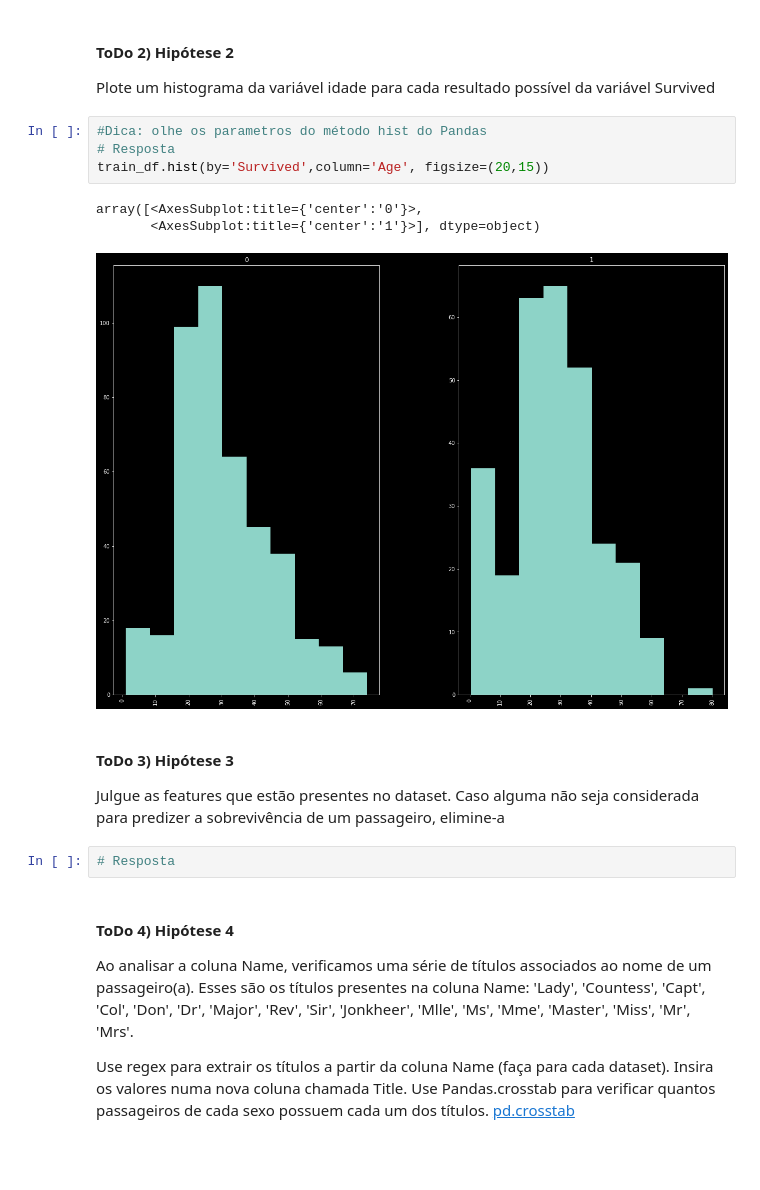
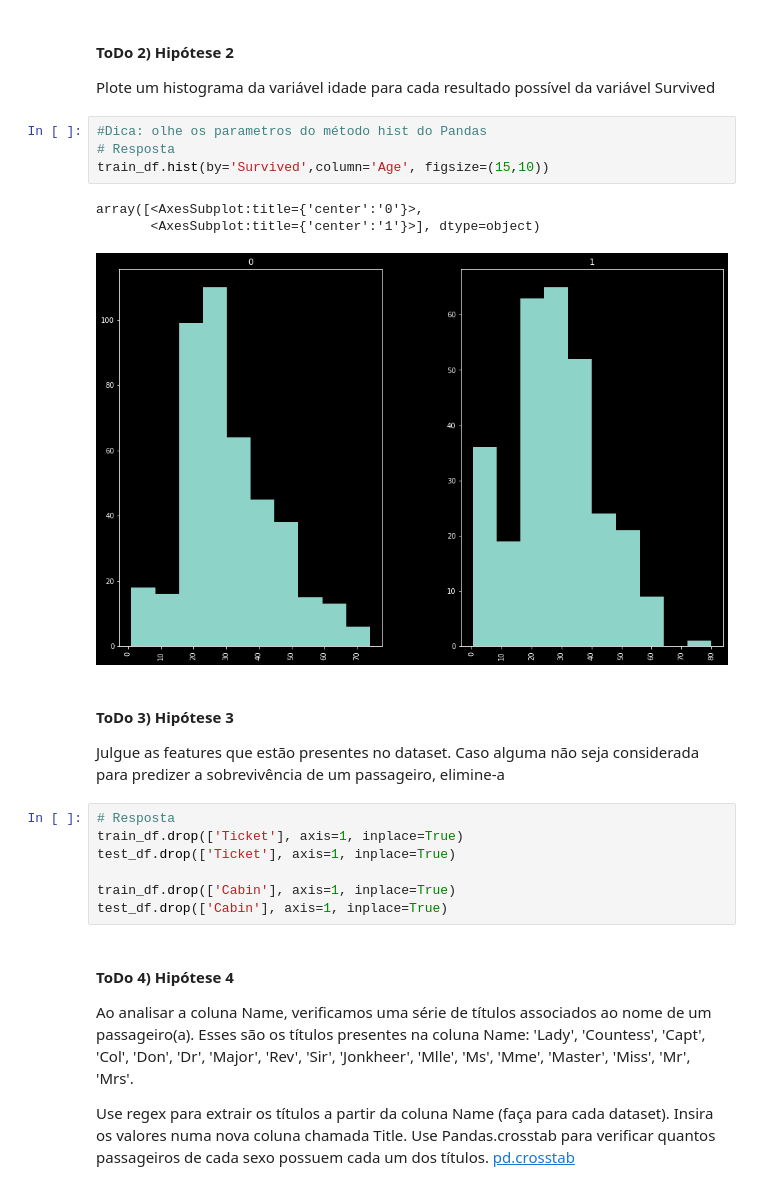
Before and after one commit to vinimarcili/IA-PY-INTRO, a Jupyter notebook: Aula_9.ipynb, the cells around one changed output. Drawn from its saved outputs; the diff is of its cells as text; blank space fills up the shorter version.

```diff
--- a/Aula_9.ipynb
+++ b/Aula_9.ipynb
@@ -143,17 +143,22 @@ Plote um histograma da variável idade para cada resultado possível da variáve
 # %%
 #Dica: olhe os parametros do método hist do Pandas
 # Resposta
-train_df.hist(by='Survived',column='Age', figsize=(20,15))
+train_df.hist(by='Survived',column='Age', figsize=(15,10))
 # %% [output]
 array([<AxesSubplot:title={'center':'0'}>,
        <AxesSubplot:title={'center':'1'}>], dtype=object)
-[figure, old version]
+[figure, new version]
 # %% [markdown]
 #### ToDo 3) Hipótese 3
 
 Julgue as features que estão presentes no dataset. Caso alguma não seja considerada para predizer a sobrevivência de um passageiro, elimine-a
-# %%
-# Resposta
+# %%
+# Resposta
+train_df.drop(['Ticket'], axis=1, inplace=True)
+test_df.drop(['Ticket'], axis=1, inplace=True)
+
+train_df.drop(['Cabin'], axis=1, inplace=True)
+test_df.drop(['Cabin'], axis=1, inplace=True)
 # %% [markdown]
 #### ToDo 4) Hipótese 4
 Ao analisar a coluna Name, verificamos uma série de títulos associados ao nome de um passageiro(a). Esses são os títulos presentes na coluna Name: 'Lady', 'Countess', 'Capt', 'Col', 'Don', 'Dr', 'Major', 'Rev', 'Sir', 'Jonkheer', 'Mlle', 'Ms', 'Mme', 'Master', 'Miss', 'Mr', 'Mrs'.
```
Also changed, not shown: parts of 25 cells of this notebook.
